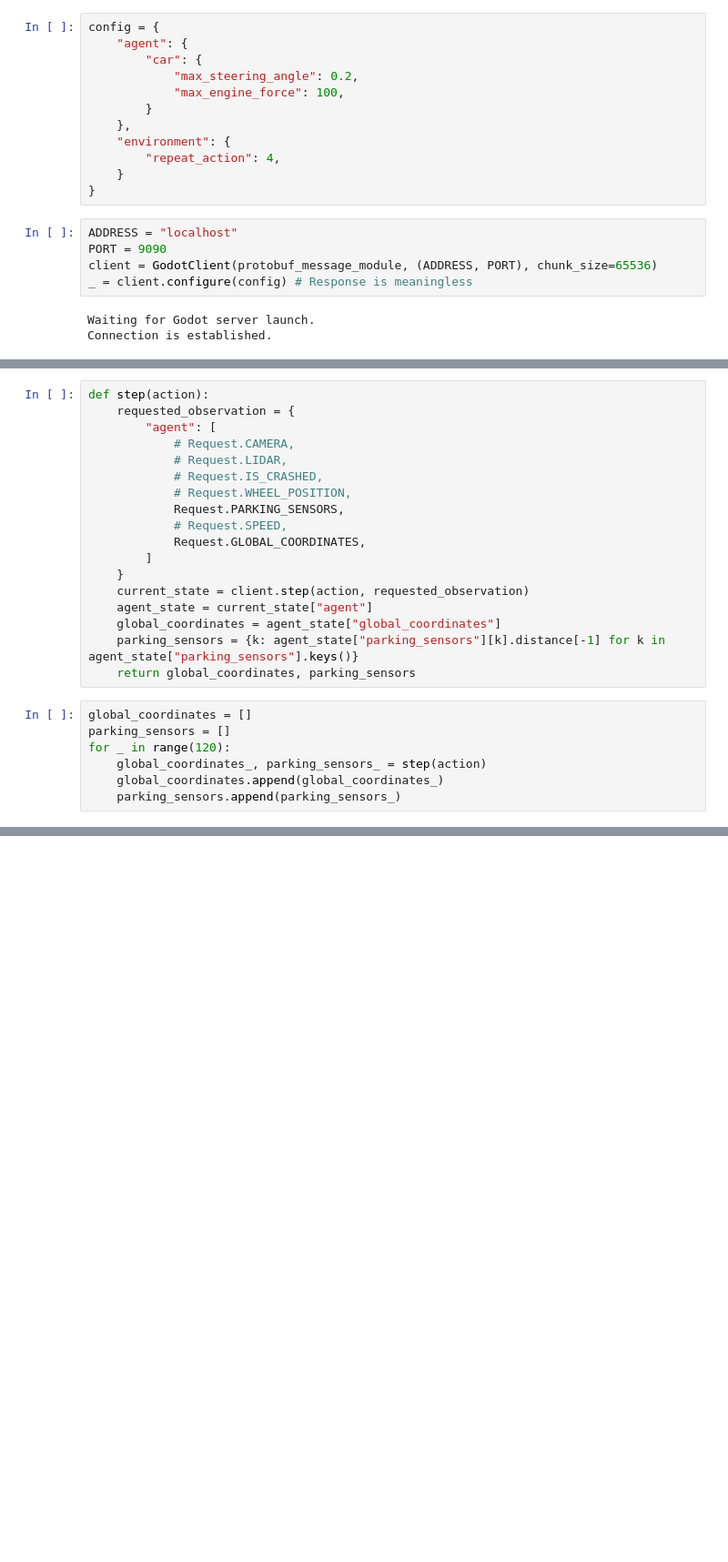
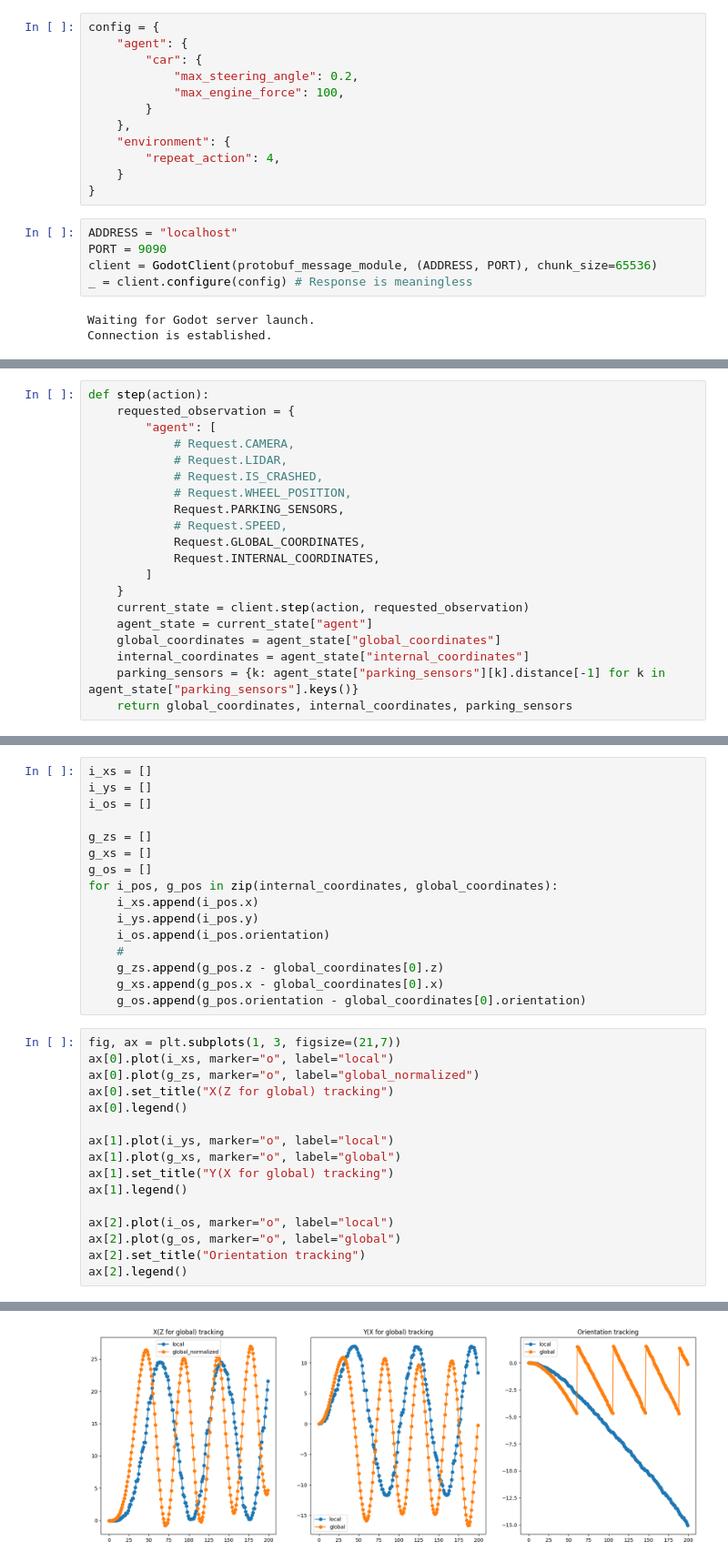
Before and after one commit to ChernyakKonstantin/Self-driving-RL-car, a Jupyter notebook: ogm/test.ipynb, the cells around one changed output, grey strips where cells are left out. Shown at 91% size. Drawn from its saved outputs; the diff is of its cells as text; blank space fills up the shorter version.

Commit message:
Fix internal tracker and add demo

```diff
--- a/ogm/test.ipynb
+++ b/ogm/test.ipynb
@@ -44,17 +40,12 @@ def step(action):
             Request.PARKING_SENSORS,
             # Request.SPEED,
             Request.GLOBAL_COORDINATES,
+            Request.INTERNAL_COORDINATES,
         ]
     }
     current_state = client.step(action, requested_observation)
     agent_state = current_state["agent"]
     global_coordinates = agent_state["global_coordinates"]
+    internal_coordinates = agent_state["internal_coordinates"]
     parking_sensors = {k: agent_state["parking_sensors"][k].distance[-1] for k in agent_state["parking_sensors"].keys()}
-    return global_coordinates, parking_sensors
+    return global_coordinates, internal_coordinates, parking_sensors
-# %%
-global_coordinates = []
-parking_sensors = []
-for _ in range(120):
-    global_coordinates_, parking_sensors_ = step(action)
-    global_coordinates.append(global_coordinates_)
-    parking_sensors.append(parking_sensors_)
@@ -60,0 +73,33 @@ for _ in range(120):
+# %%
+i_xs = []
+i_ys = []
+i_os = []
+
+g_zs = []
+g_xs = []
+g_os = []
+for i_pos, g_pos in zip(internal_coordinates, global_coordinates):
+    i_xs.append(i_pos.x)
+    i_ys.append(i_pos.y)
+    i_os.append(i_pos.orientation)
+    #
+    g_zs.append(g_pos.z - global_coordinates[0].z)
+    g_xs.append(g_pos.x - global_coordinates[0].x)
+    g_os.append(g_pos.orientation - global_coordinates[0].orientation)
+# %%
+fig, ax = plt.subplots(1, 3, figsize=(21,7))
+ax[0].plot(i_xs, marker="o", label="local")
+ax[0].plot(g_zs, marker="o", label="global_normalized")
+ax[0].set_title("X(Z for global) tracking")
+ax[0].legend()
+
+ax[1].plot(i_ys, marker="o", label="local")
+ax[1].plot(g_xs, marker="o", label="global")
+ax[1].set_title("Y(X for global) tracking")
+ax[1].legend()
+
+ax[2].plot(i_os, marker="o", label="local")
+ax[2].plot(g_os, marker="o", label="global")
+ax[2].set_title("Orientation tracking")
+ax[2].legend()
+# %% [output]
@@ -60,0 +107 @@ for _ in range(120):
+[figure, added]
```
Also changed, not shown: parts of 7 cells of this notebook, 3 other files.
